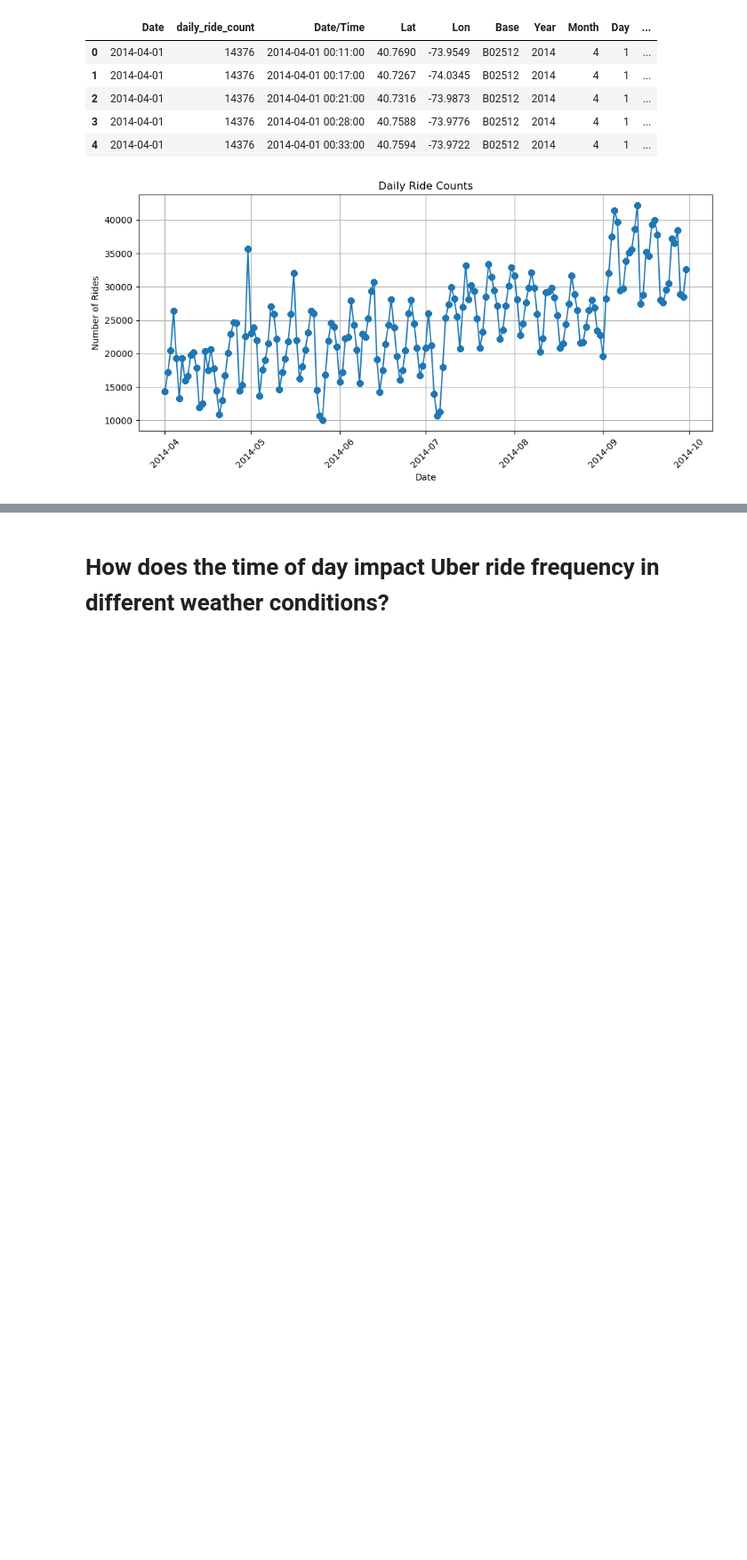
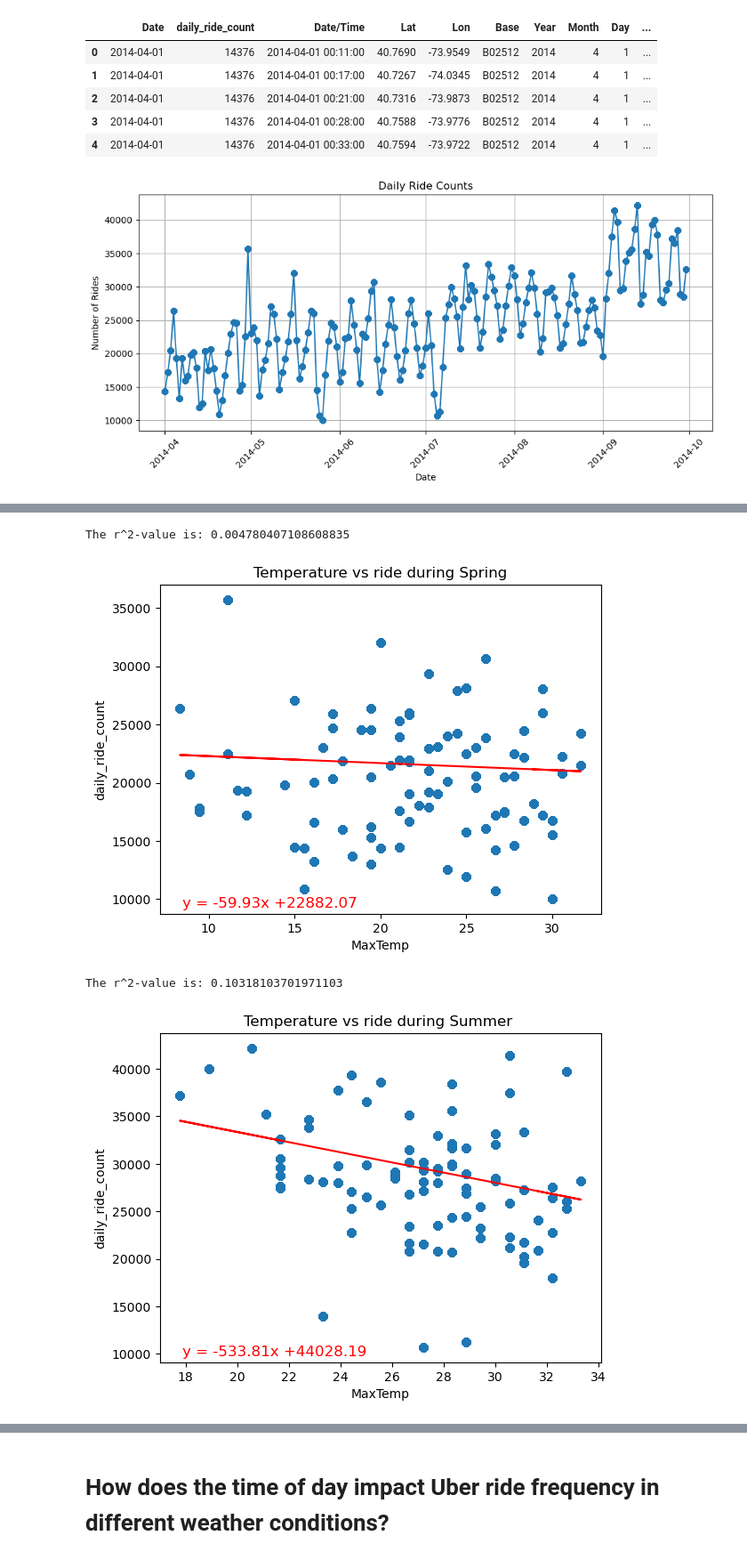
Before and after one commit to enumerbs/Project1-Group4, a Jupyter notebook: Uber_Weather_data_analysis_070724_ZR.ipynb, the cells around one changed output, grey strips where cells are left out. Shown: that part at 89% size. Drawn from its saved outputs; the diff is of its cells as text; code cells hidden in the pictures; blank space fills up the shorter version.

```diff
--- a/Uber_Weather_data_analysis_070724_ZR.ipynb
+++ b/Uber_Weather_data_analysis_070724_ZR.ipynb
@@ -301,0 +454,22 @@ daily_merged_ride.loc[(daily_merged_ride['Month'] >= 7) & (daily_merged_ride['Mo
+# %%
+
+
+# Split data into spring and summer
+spring_data = daily_merged_ride[daily_merged_ride['Season'] == 'Spring']
+summer_data = daily_merged_ride[daily_merged_ride['Season'] == 'Summer']
+
+
+#Temperature vs ride during Spring
+
+plot_linear_regression(spring_data["MaxTemp_(degC)"], spring_data["daily_ride_count"], "MaxTemp",
+                       "daily_ride_count", "Temperature vs ride during Spring")
+
+
+#Temperature vs ride during Ummer
+plot_linear_regression(summer_data["MaxTemp_(degC)"], summer_data["daily_ride_count"], "MaxTemp",
+                       "daily_ride_count", "Temperature vs ride during Summer ")
+# %% [output]
+The r^2-value is: 0.004780407108608835
+[figure, added]
+The r^2-value is: 0.10318103701971103
+[figure, added]
```
Also changed, not shown: parts of 27 cells of this notebook.
